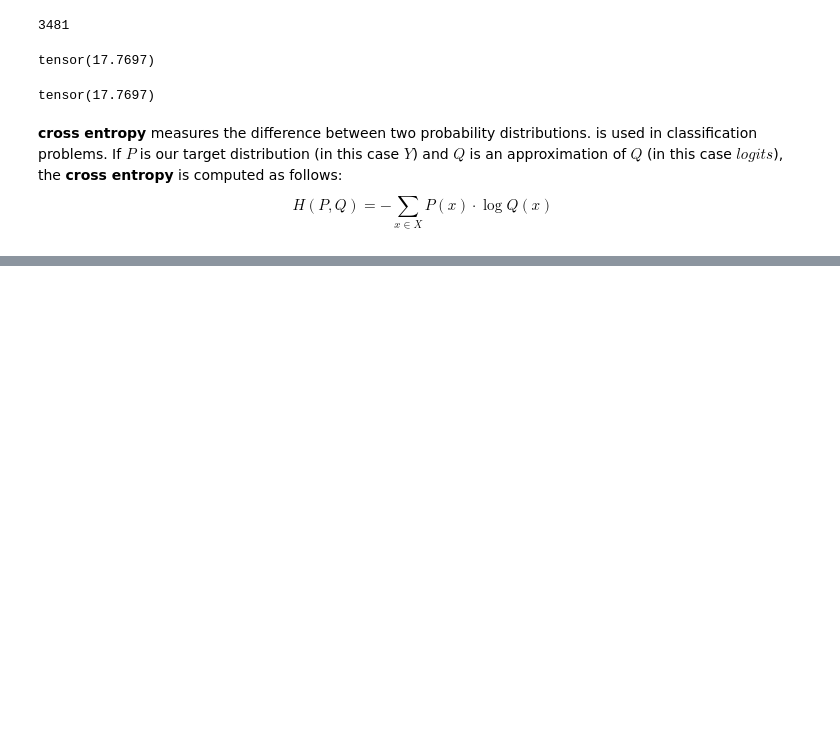
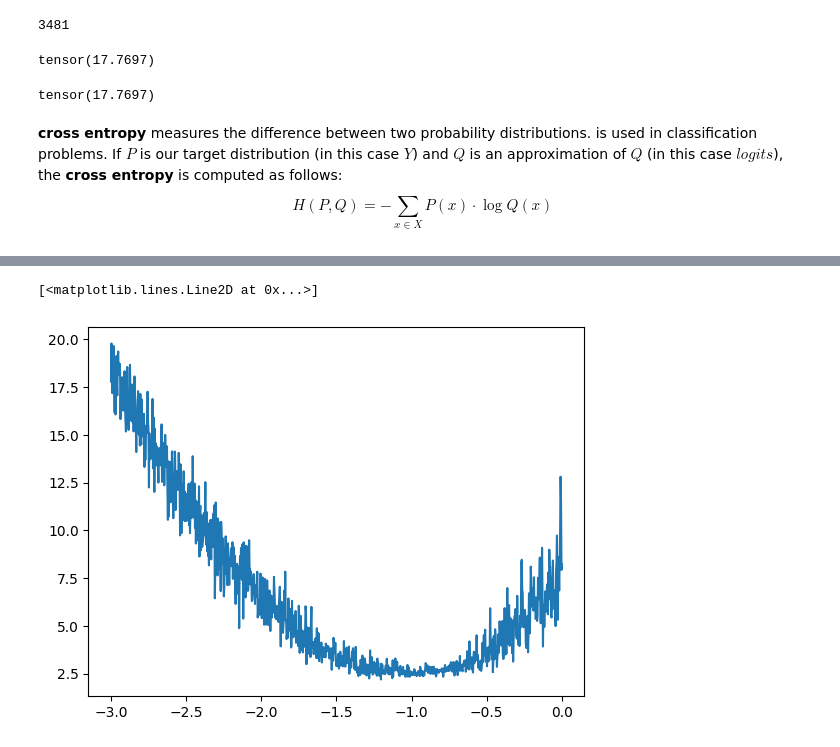
Before and after one commit to junietoc/makemore, a Jupyter notebook: makemore pt2.ipynb, the cells around one changed output, grey strips where cells are left out. Drawn from its saved outputs; the diff is of its cells as text; code cells hidden in the pictures; blank space fills up the shorter version.

Commit message:
mini batches and learning rate

```diff
--- a/makemore pt2.ipynb
+++ b/makemore pt2.ipynb
@@ -224,0 +248,34 @@ print(loss.item())
+# %%
+parameters = [C, W1, b1, W2, b2]
+# %%
+for p in parameters:
+    p.requires_grad = True
+# %%
+iterations = 1000
+# %%
+loss_track = []
+lr_track = []
+for i in range(iterations):
+    # getting random mini batches
+    # 32 indices are randomly generated
+    ix = torch.randint(0, X.shape[0], (32,))
+
+    # forward pass
+    emb = C[X[ix]]
+    h = torch.tanh(emb.view(-1, 6) @ W1 + b1)
+    logits = h @ W2 + b2
+    loss = F.cross_entropy(logits, Y)
+
+    # track
+    loss_track.append(loss.item())
+    lr_track.append(lre[i])
+    # backward pass
+    for p in parameters:
+        p.grad = None
+
+    # when .backward() is kicked off, the autograd function executes backprop differentiating the computational graph from p.
+    loss.backward()
+
+    # update
+    for p in parameters:
+        p.data += -lrs[i]*p.grad
@@ -224,0 +308,5 @@ print(loss.item())
+# %%
+plt.plot(lr_track, loss_track)
+# %% [output]
+[<matplotlib.lines.Line2D at 0x...>]
+[figure, added]
```
Also changed, not shown: parts of 16 cells of this notebook.
